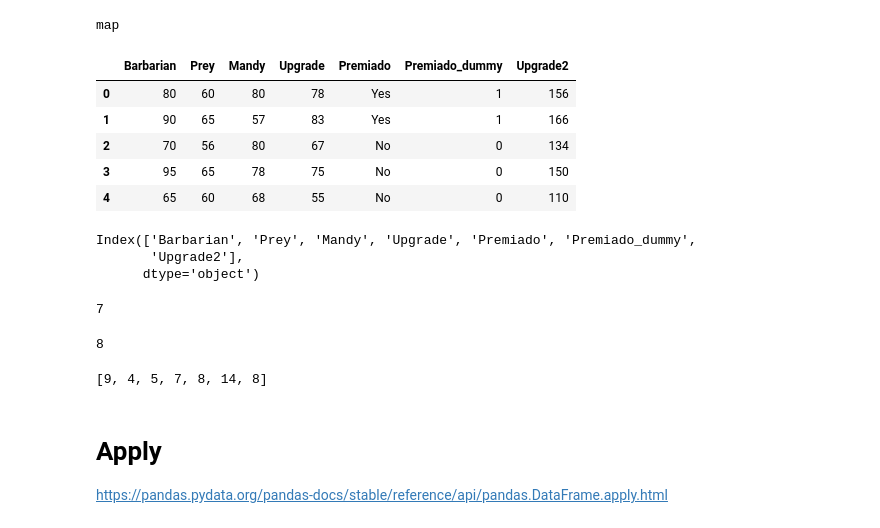
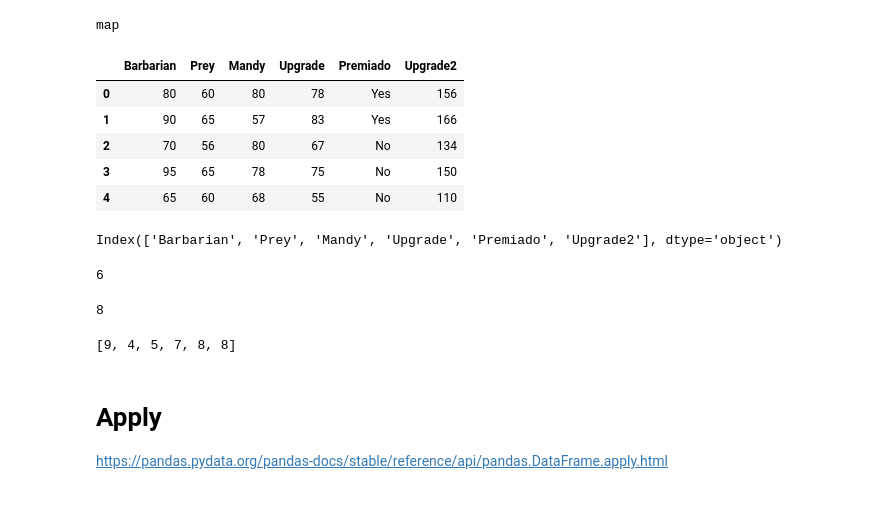
Before and after one commit to cordeirolibel/coderhouse_ds_45735, a Jupyter notebook: Aula27 (Data Wrangling II)/Aula 27 - WRANGLING.ipynb, the cells around one changed output. Drawn from its saved outputs; the diff is of its cells as text; code cells hidden in the pictures.

```diff
--- a/Aula27 (Data Wrangling II)/Aula 27 - WRANGLING.ipynb
+++ b/Aula27 (Data Wrangling II)/Aula 27 - WRANGLING.ipynb
@@ -46,28 +46,28 @@ type(mapped_numbers)
 # %% [output]
 map
 # %%
-func2 = lambda x: x * 2
+func_dobro = lambda x: x * 2
 
-mapped_numbers = map(func2, df["Upgrade"])
+mapped_numbers = map(func_dobro, df["Upgrade"])
 df["Upgrade2"] = list(mapped_numbers)
+
+#df["Upgrade2"] = df["Upgrade"]*2
 df
 # %% [output]
-|  | Barbarian | Prey | Mandy | Upgrade | Premiado | Premiado_dummy | Upgrade2 |
-| 0 | 80 | 60 | 80 | 78 | Yes | 1 | 156 |
-| 1 | 90 | 65 | 57 | 83 | Yes | 1 | 166 |
-| 2 | 70 | 56 | 80 | 67 | No | 0 | 134 |
-| 3 | 95 | 65 | 78 | 75 | No | 0 | 150 |
-| 4 | 65 | 60 | 68 | 55 | No | 0 | 110 |
+|  | Barbarian | Prey | Mandy | Upgrade | Premiado | Upgrade2 |
+| 0 | 80 | 60 | 80 | 78 | Yes | 156 |
+| 1 | 90 | 65 | 57 | 83 | Yes | 166 |
+| 2 | 70 | 56 | 80 | 67 | No | 134 |
+| 3 | 95 | 65 | 78 | 75 | No | 150 |
+| 4 | 65 | 60 | 68 | 55 | No | 110 |
 # %%
 df.columns
 # %% [output]
-Index(['Barbarian', 'Prey', 'Mandy', 'Upgrade', 'Premiado', 'Premiado_dummy',
-       'Upgrade2'],
-      dtype='object')
+Index(['Barbarian', 'Prey', 'Mandy', 'Upgrade', 'Premiado', 'Upgrade2'], dtype='object')
 # %%
 len(df.columns)
 # %% [output]
-7
+6
 # %%
 len("Premiado")
 # %% [output]
@@ -79,7 +79,7 @@ def len_names(x):
 x = map(len_names, df.columns)
 list(x)
 # %% [output]
-[9, 4, 5, 7, 8, 14, 8]
+[9, 4, 5, 7, 8, 8]
 # %% [markdown]
 # Apply
 
```
Also changed, not shown: parts of 7 cells of this notebook, 3 other files.
